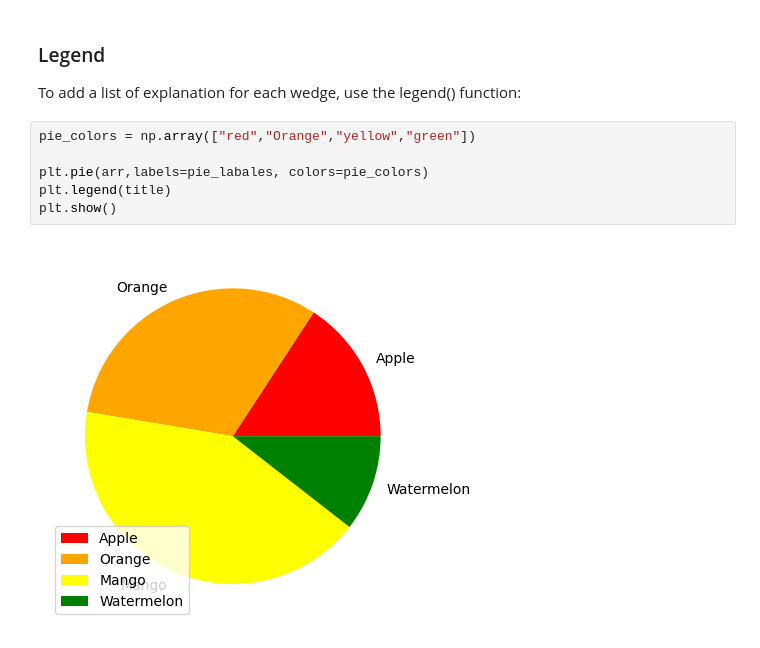
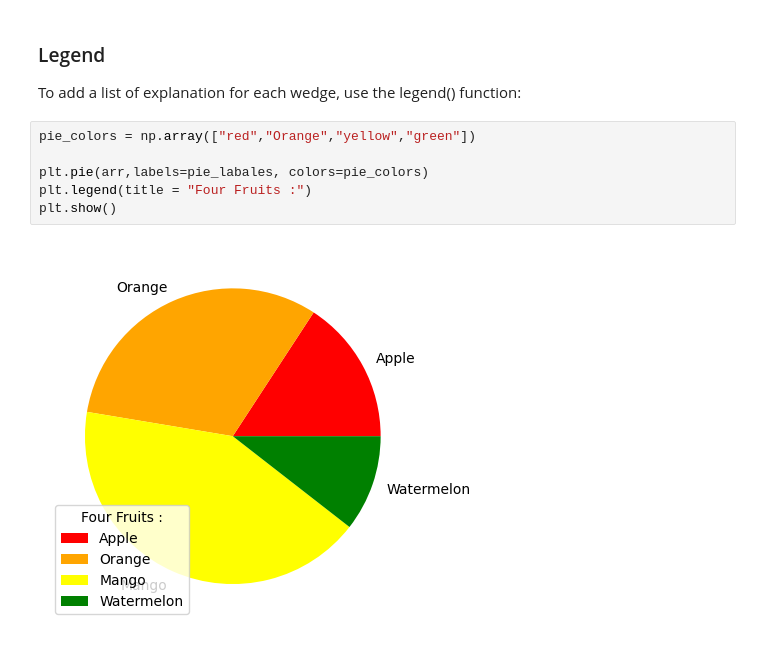
Before and after one commit to SohailDad/ML-Python, a Jupyter notebook: Matplotlib/Sec_matplot.ipynb, the cells around one changed output. Cells and saved outputs as stored; diff of their text form.

```diff
--- a/Matplotlib/Sec_matplot.ipynb
+++ b/Matplotlib/Sec_matplot.ipynb
@@ -216,8 +216,8 @@ To add a list of explanation for each wedge, use the legend() function:
 # %%
 pie_colors = np.array(["red","Orange","yellow","green"])
 
 plt.pie(arr,labels=pie_labales, colors=pie_colors)
-plt.legend(title)
+plt.legend(title = "Four Fruits :")
 plt.show()
 # %% [output]
-[figure, old version]
+[figure, new version]
```
Also changed, not shown: 1 other file.
